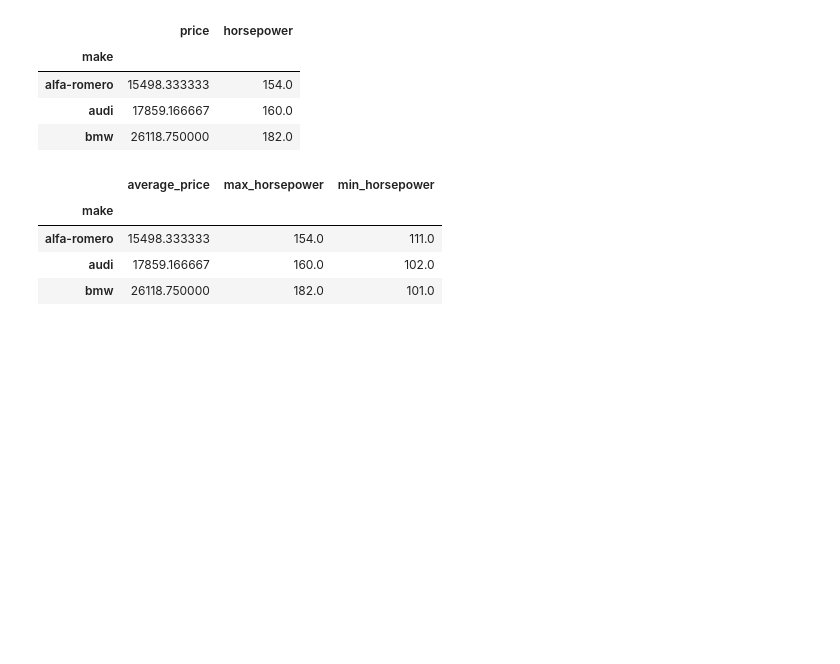
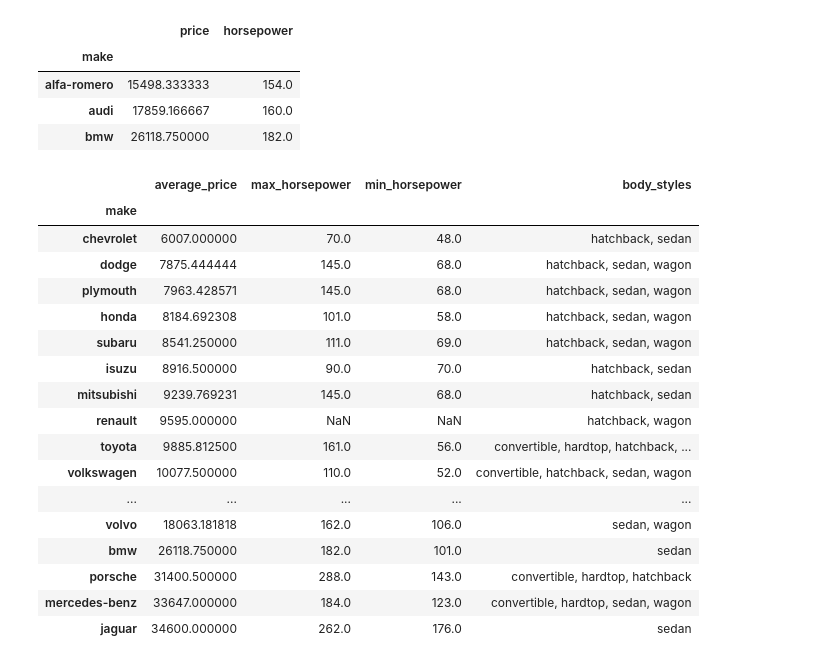
Before and after one commit to Crudeerz/Dataprocessing-Rasmus-Berghall, a Jupyter notebook: Code-Alongs/L011_Aggregations.ipynb, the cells around one changed output. Cells and saved outputs as stored; diff of their text form; code cells hidden in the pictures; blank space fills up the shorter version.

```diff
--- a/Code-Alongs/L011_Aggregations.ipynb
+++ b/Code-Alongs/L011_Aggregations.ipynb
@@ -197,14 +197,31 @@ autos.groupby("make").agg({"price" : "mean", "horsepower" : "max"}).head(3)
 | audi | 17859.166667 | 160.0 |
 | bmw | 26118.750000 | 182.0 |
 # %%
+def list_unique(x):
+    return ", ".join(sorted(x.unique()))
+
 autos.groupby("make").agg(
     average_price = pd.NamedAgg(column="price", aggfunc="mean"),
     max_horsepower = pd.NamedAgg(column="horsepower", aggfunc="max"),
     min_horsepower = pd.NamedAgg(column="horsepower", aggfunc="min"),
-    ).head(3)
+    body_styles = pd.NamedAgg(column="body-style", aggfunc=list_unique)
+    ).sort_values(by="average_price")
 # %% [output]
-|  | average_price | max_horsepower | min_horsepower |
-| make |  |  |  |
-| alfa-romero | 15498.333333 | 154.0 | 111.0 |
-| audi | 17859.166667 | 160.0 | 102.0 |
-| bmw | 26118.750000 | 182.0 | 101.0 |
+|  | average_price | max_horsepower | min_horsepower | body_styles |
+| make |  |  |  |  |
+| chevrolet | 6007.000000 | 70.0 | 48.0 | hatchback, sedan |
+| dodge | 7875.444444 | 145.0 | 68.0 | hatchback, sedan, wagon |
+| plymouth | 7963.428571 | 145.0 | 68.0 | hatchback, sedan, wagon |
+| honda | 8184.692308 | 101.0 | 58.0 | hatchback, sedan, wagon |
+| subaru | 8541.250000 | 111.0 | 69.0 | hatchback, sedan, wagon |
+| isuzu | 8916.500000 | 90.0 | 70.0 | hatchback, sedan |
+| mitsubishi | 9239.769231 | 145.0 | 68.0 | hatchback, sedan |
+| renault | 9595.000000 | NaN | NaN | hatchback, wagon |
+| toyota | 9885.812500 | 161.0 | 56.0 | convertible, hardtop, hatchback, ... |
+| volkswagen | 10077.500000 | 110.0 | 52.0 | convertible, hatchback, sedan, wagon |
+| ... | ... | ... | ... | ... |
+| volvo | 18063.181818 | 162.0 | 106.0 | sedan, wagon |
+| bmw | 26118.750000 | 182.0 | 101.0 | sedan |
+| porsche | 31400.500000 | 288.0 | 143.0 | convertible, hardtop, hatchback |
+| mercedes-benz | 33647.000000 | 184.0 | 123.0 | convertible, hardtop, sedan, wagon |
+| jaguar | 34600.000000 | 262.0 | 176.0 | sedan |
```
